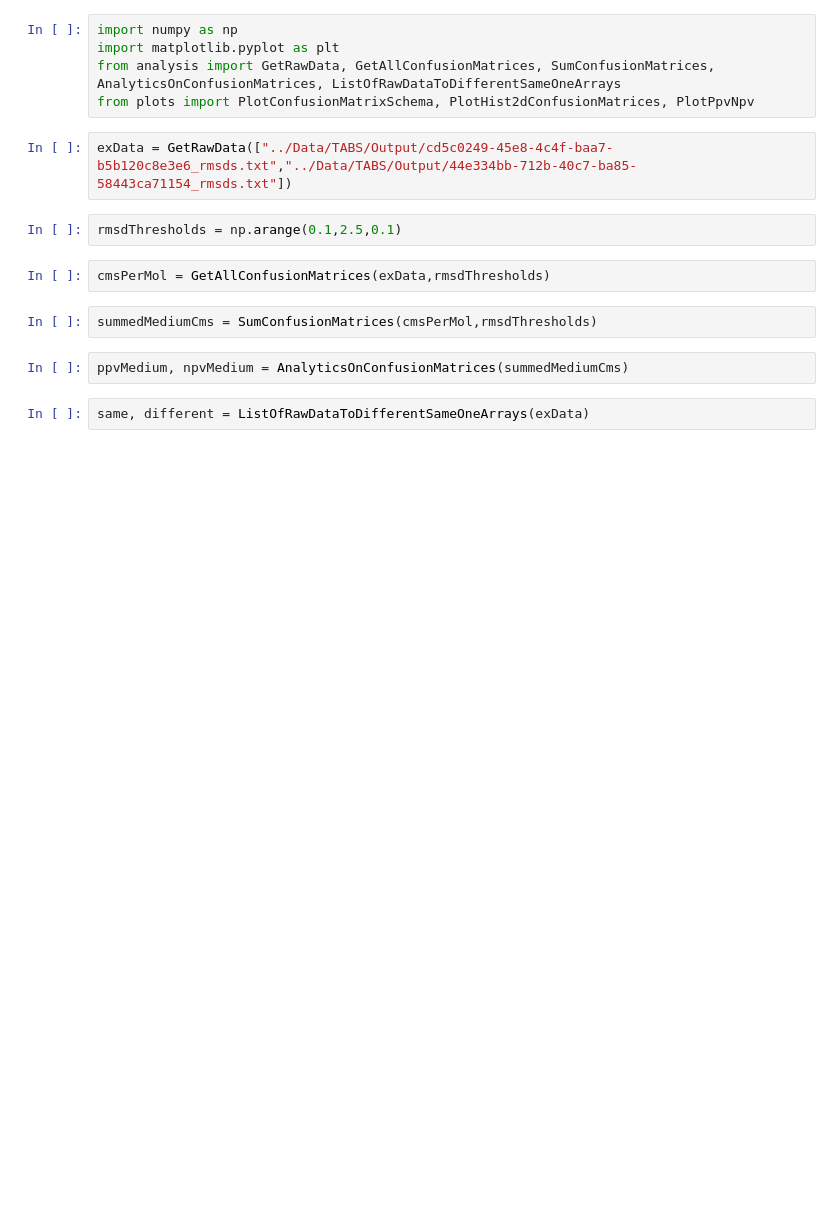
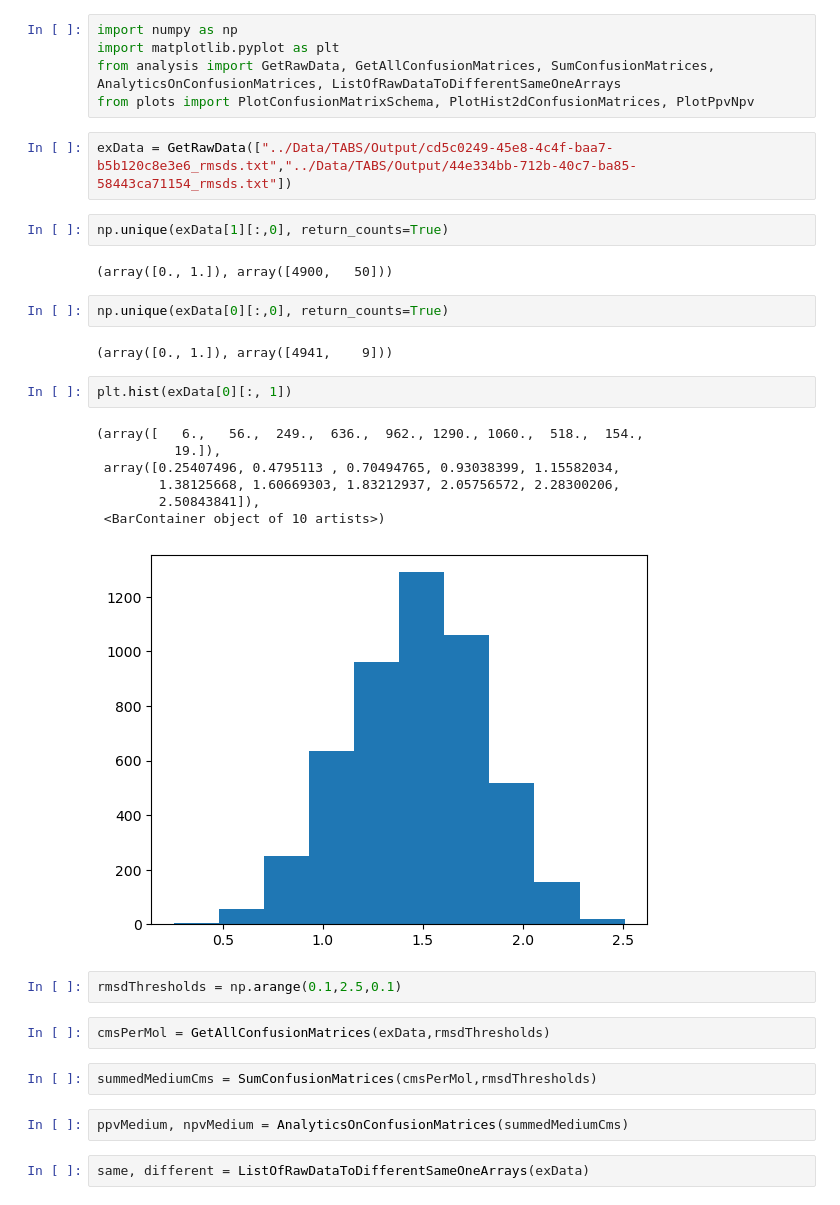
Before and after one commit to rinikerlab/TorsionAngularBinStrings, a Jupyter notebook: Analysis/TabsRmsdAnalysis.ipynb, the cells around one changed output. Cells and saved outputs as stored; diff of their text form; blank space fills up the shorter version.

```diff
--- a/Analysis/TabsRmsdAnalysis.ipynb
+++ b/Analysis/TabsRmsdAnalysis.ipynb
@@ -5,6 +5,24 @@ from analysis import GetRawData, GetAllConfusionMatrices, SumConfusionMatrices,
 from plots import PlotConfusionMatrixSchema, PlotHist2dConfusionMatrices, PlotPpvNpv
 # %%
 exData = GetRawData(["../Data/TABS/Output/cd5c0249-45e8-4c4f-baa7-b5b120c8e3e6_rmsds.txt","../Data/TABS/Output/44e334bb-712b-40c7-ba85-58443ca71154_rmsds.txt"])
+# %%
+np.unique(exData[1][:,0], return_counts=True)
+# %% [output]
+(array([0., 1.]), array([4900,   50]))
+# %%
+np.unique(exData[0][:,0], return_counts=True)
+# %% [output]
+(array([0., 1.]), array([4941,    9]))
+# %%
+plt.hist(exData[0][:, 1])
+# %% [output]
+(array([   6.,   56.,  249.,  636.,  962., 1290., 1060.,  518.,  154.,
+          19.]),
+ array([0.25407496, 0.4795113 , 0.70494765, 0.93038399, 1.15582034,
+        1.38125668, 1.60669303, 1.83212937, 2.05756572, 2.28300206,
+        2.50843841]),
+ <BarContainer object of 10 artists>)
+[figure, added]
 # %%
 rmsdThresholds = np.arange(0.1,2.5,0.1)
 # %%
```
Also changed, not shown: parts of 1 cell of this notebook.
